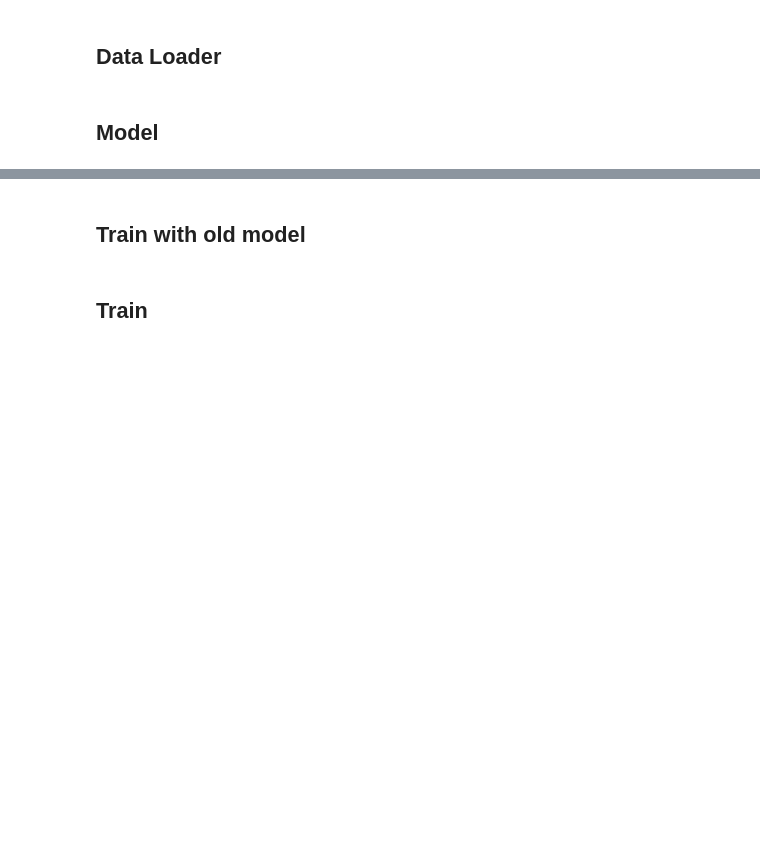
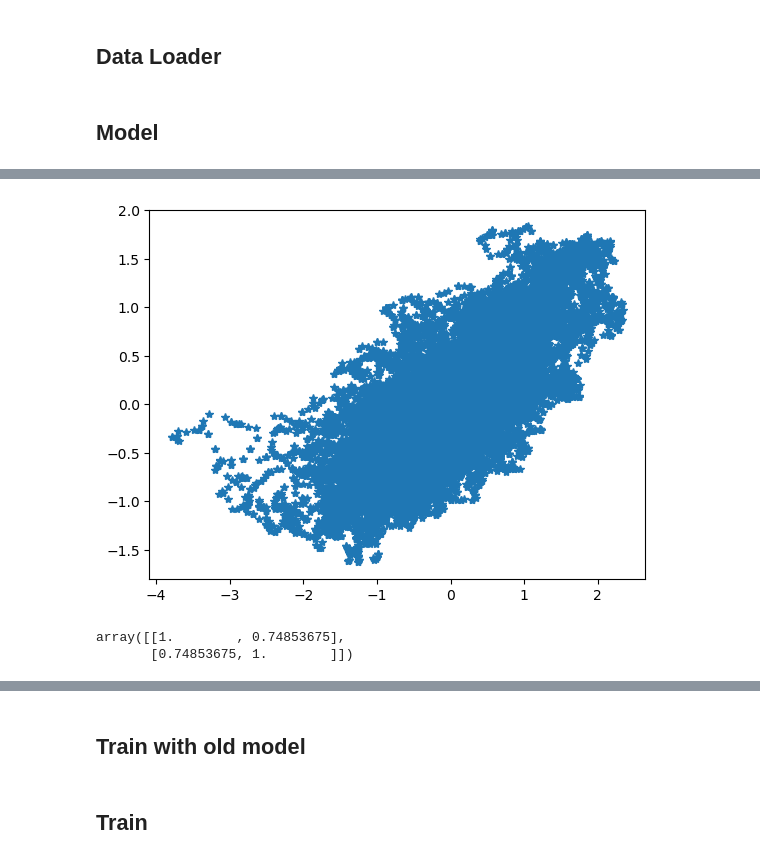
Before and after one commit to WillyChap/ViT_XAI, a Jupyter notebook: Models/LRP_ENSO.ipynb, the cells around one changed output, grey strips where cells are left out. Cells and saved outputs as stored; diff of their text form; code cells hidden in the pictures; blank space fills up the shorter version.

```diff
--- a/Models/LRP_ENSO.ipynb
+++ b/Models/LRP_ENSO.ipynb
@@ -321,7 +312,19 @@ from zennit.image import imgify
 # %%
-modelvv = open_clip.transformer.VisionTransformer(image_size=(192,288),
-                                                  patch_size=16,
-                                                  width=32,layers=4,
-                                                  heads=2,
-                                                  mlp_ratio=2,
-                                                  output_dim=1)
+batch_size = 256
+model = transformer.VisionTransformer(image_size=(192,288),
+                                      in_channels = 1,
+                                      patch_size=16,
+                                      width=32,layers=4,
+                                      heads=2,
+                                      mlp_ratio=2,
+                                      output_dim=1)
+
+criterion = nn.MSELoss()
+optimizer = optim.Adam(model.parameters(), lr=0.001)
+scheduler = optim.lr_scheduler.ReduceLROnPlateau(optimizer, mode='min', factor=0.5, patience=3, verbose=True)
+
+train_dataset = SpatialDataset(np_arr_x_train_anom, np_arr_y_train_anom )
+val_dataset = SpatialDataset(np_arr_x_val_anom, np_arr_y_val_anom)
+
+train_loader = DataLoader(train_dataset, batch_size=batch_size, shuffle=False)
+val_loader = DataLoader(val_dataset, batch_size=batch_size, shuffle=False)
@@ -343 +406,26 @@ attnlrp = Composite({
+# %%
+labels_full = []
+outputs_full = []
+mse_val_batch = []
+with torch.no_grad():  # In validation phase, we don't need to compute gradients
+    for inputs, labels in val_loader:
+        inputs = inputs.to(device)
+        labels = labels.to(device)
+        outputs = best_mod(inputs.to(device))
+        mse_val_batch.append((torch.mean((outputs-labels)**2)))
+        labels_full.append(labels)
+        outputs_full.append(outputs)
+
+mse_tot=torch.mean(torch.tensor(mse_val_batch))
+# %%
+labels_list = torch.cat(labels_full).cpu()
+outputs_list = torch.cat(outputs_full).cpu()
+
+plt.plot(np.array(labels_list),np.array(outputs_list),'*')
+plt.show()
+np.corrcoef(np.array(labels_list).squeeze(),np.array(outputs_list).squeeze())
+# %% [output]
+[figure, added]
+array([[1.        , 0.74853675],
+       [0.74853675, 1.        ]])
 # %%
```
Also changed, not shown: parts of 13 cells of this notebook, 3 other files.
